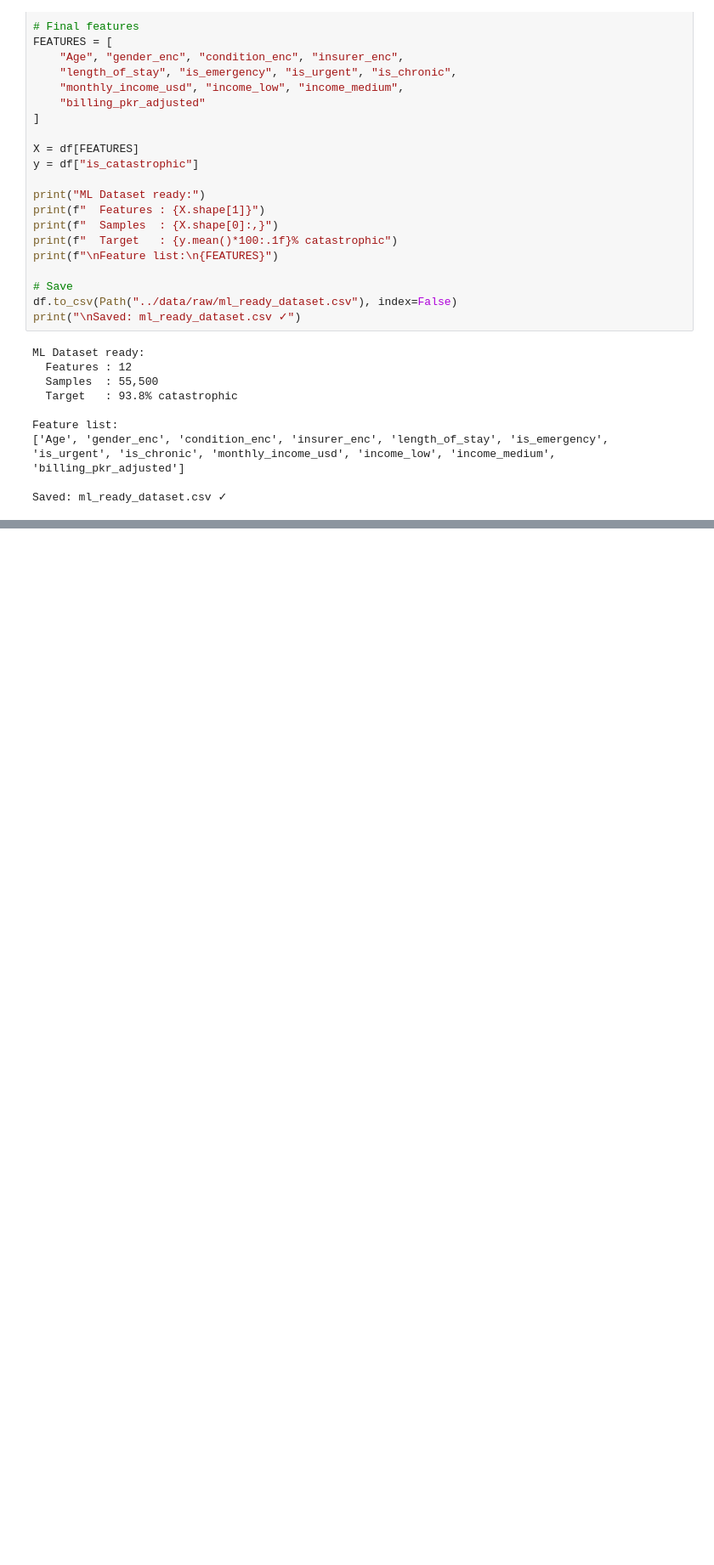
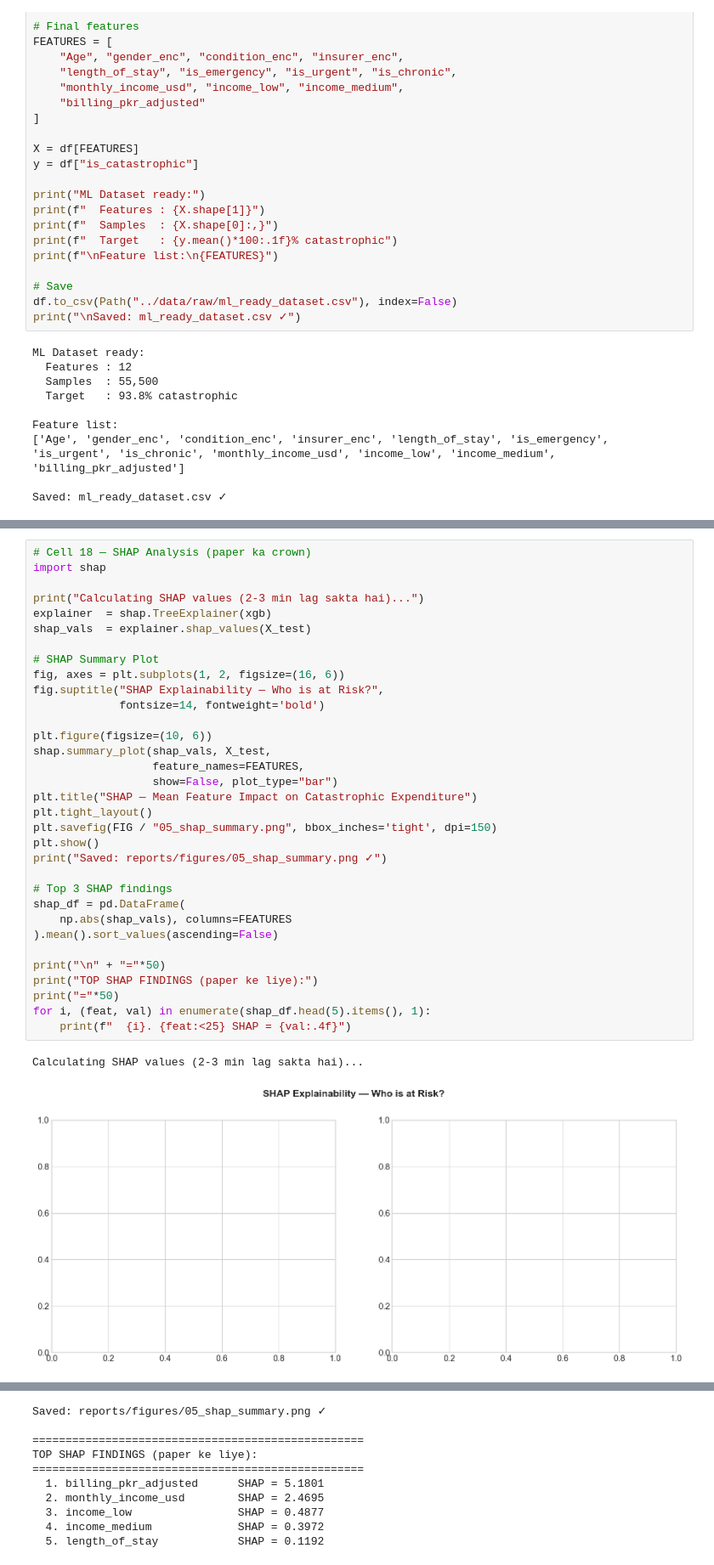
Before and after one commit to Asif5588-M/catastrophic-health-expenditure-pakistan, a Jupyter notebook: notebooks/01_eda.ipynb, the cells around one changed output, grey strips where cells are left out. Shown at 85% size. Saved outputs shown, nothing was run; the diff lists cells and outputs as text; blank space fills up the shorter version.

```diff
--- a/notebooks/01_eda.ipynb
+++ b/notebooks/01_eda.ipynb
@@ -432,0 +661,36 @@ Saved: ml_ready_dataset.csv ✓
+# %%
+# Cell 18 — SHAP Analysis (paper ka crown)
+import shap
+
+print("Calculating SHAP values (2-3 min lag sakta hai)...")
+explainer  = shap.TreeExplainer(xgb)
+shap_vals  = explainer.shap_values(X_test)
+
+# SHAP Summary Plot
+fig, axes = plt.subplots(1, 2, figsize=(16, 6))
+fig.suptitle("SHAP Explainability — Who is at Risk?",
+             fontsize=14, fontweight='bold')
+
+plt.figure(figsize=(10, 6))
+shap.summary_plot(shap_vals, X_test,
+                  feature_names=FEATURES,
+                  show=False, plot_type="bar")
+plt.title("SHAP — Mean Feature Impact on Catastrophic Expenditure")
+plt.tight_layout()
+plt.savefig(FIG / "05_shap_summary.png", bbox_inches='tight', dpi=150)
+plt.show()
+print("Saved: reports/figures/05_shap_summary.png ✓")
+
+# Top 3 SHAP findings
+shap_df = pd.DataFrame(
+    np.abs(shap_vals), columns=FEATURES
+).mean().sort_values(ascending=False)
+
+print("\n" + "="*50)
+print("TOP SHAP FINDINGS (paper ke liye):")
+print("="*50)
+for i, (feat, val) in enumerate(shap_df.head(5).items(), 1):
+    print(f"  {i}. {feat:<25} SHAP = {val:.4f}")
+# %% [output]
+Calculating SHAP values (2-3 min lag sakta hai)...
+[figure, added]
@@ -432,0 +698,10 @@ Saved: ml_ready_dataset.csv ✓
+Saved: reports/figures/05_shap_summary.png ✓
+
+==================================================
+TOP SHAP FINDINGS (paper ke liye):
+==================================================
+  1. billing_pkr_adjusted      SHAP = 5.1801
+  2. monthly_income_usd        SHAP = 2.4695
+  3. income_low                SHAP = 0.4877
+  4. income_medium             SHAP = 0.3972
+  5. length_of_stay            SHAP = 0.1192
```
Also changed, not shown: parts of 11 cells of this notebook.
